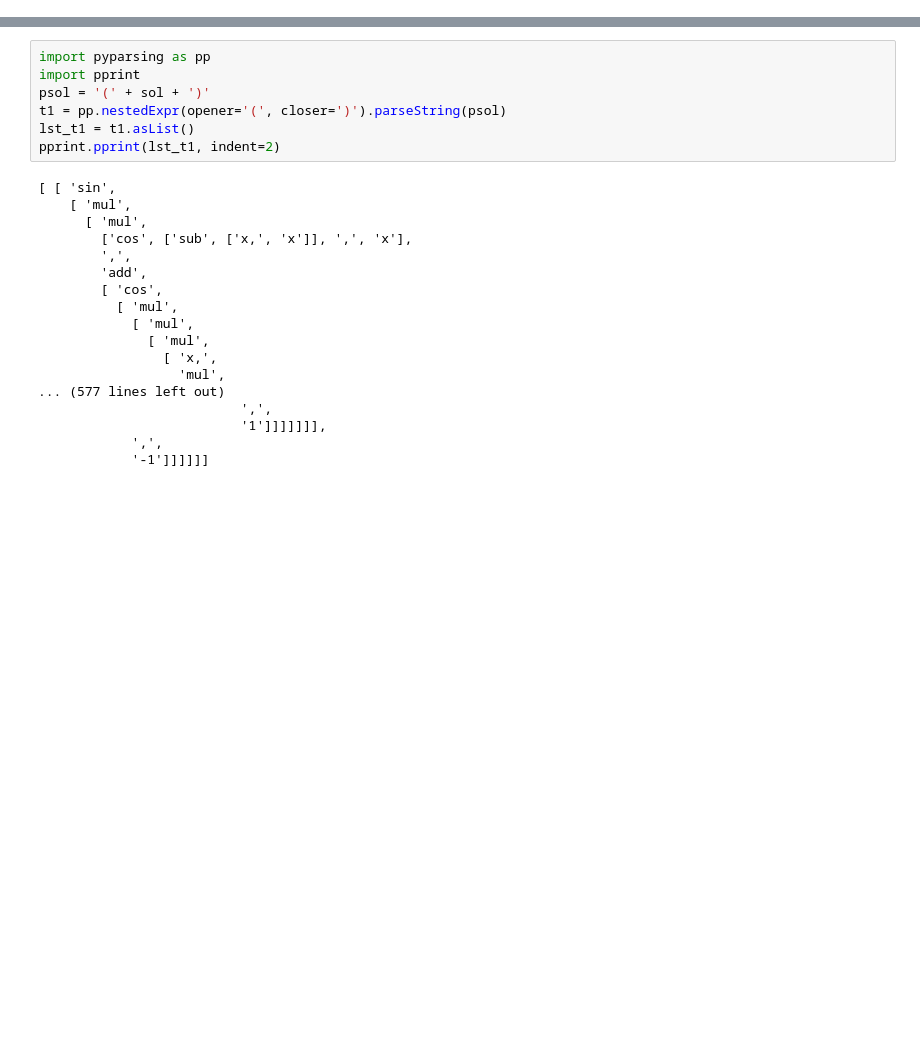
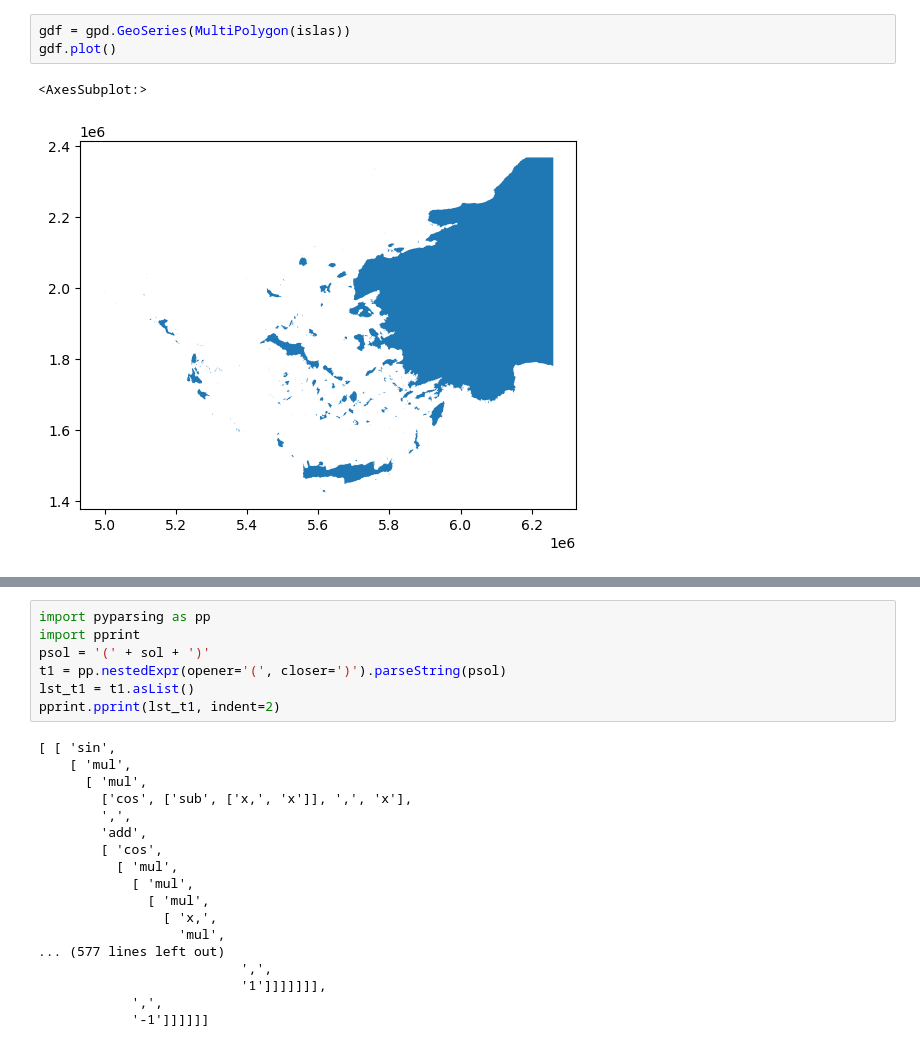
Before and after one commit to andre-kotze/gp-trajec, a Jupyter notebook: vis_utils.ipynb, the cells around one changed output, grey strips where cells are left out. Cells and saved outputs as stored; diff of their text form; blank space fills up the shorter version.

```diff
--- a/vis_utils.ipynb
+++ b/vis_utils.ipynb
@@ -27,0 +23,6 @@ print(lbl.strip('-'))
+# %%
+gdf = gpd.GeoSeries(MultiPolygon(islas))
+gdf.plot()
+# %% [output]
+<AxesSubplot:>
+[figure, added]
```
Also changed, not shown: parts of 8 cells of this notebook, 12 other files.
